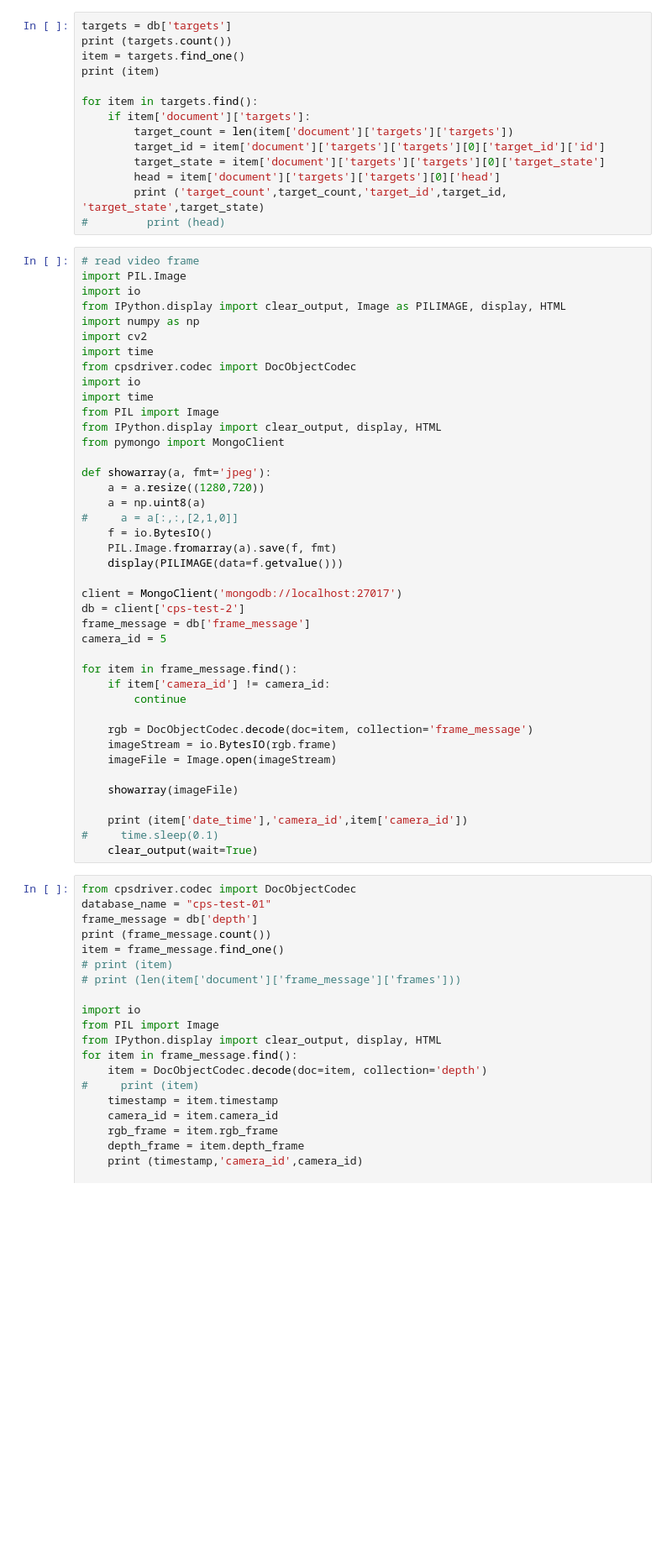
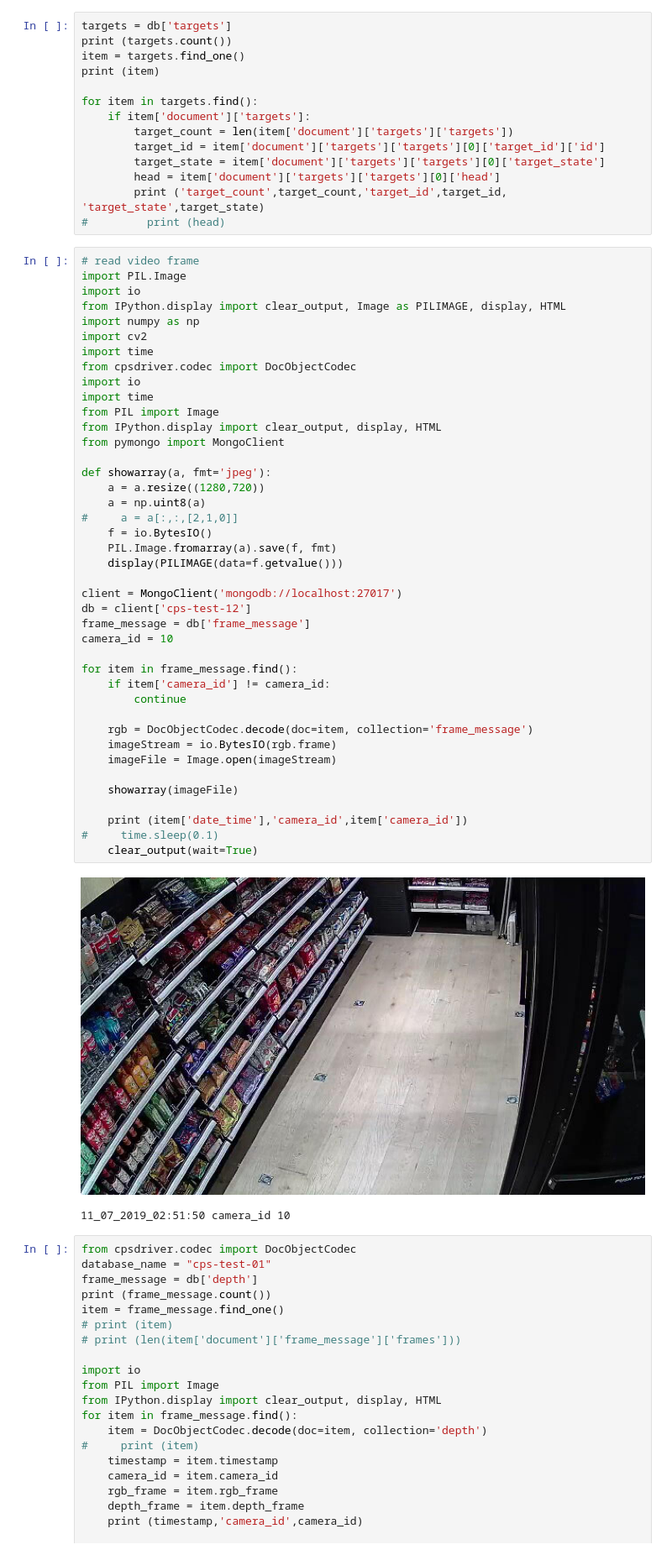
Before and after one commit to AutoCheckout-CMU/AutoCheckout, a Jupyter notebook: ReadData.ipynb, the cells around one changed output. Shown at 84% size. Saved outputs shown, nothing was run; the diff lists cells and outputs as text; blank space fills up the shorter version.

```diff
--- a/ReadData.ipynb
+++ b/ReadData.ipynb
@@ -174,35 +174,38 @@ from cpsdriver.codec import DocObjectCodec
 import io
 import time
 from PIL import Image
 from IPython.display import clear_output, display, HTML
 from pymongo import MongoClient
 
 def showarray(a, fmt='jpeg'):
     a = a.resize((1280,720))
     a = np.uint8(a)
 #     a = a[:,:,[2,1,0]]
     f = io.BytesIO()
     PIL.Image.fromarray(a).save(f, fmt)
     display(PILIMAGE(data=f.getvalue()))
 
 client = MongoClient('mongodb://localhost:27017')
-db = client['cps-test-2']
+db = client['cps-test-12']
 frame_message = db['frame_message']
-camera_id = 5
+camera_id = 10
 
 for item in frame_message.find():
     if item['camera_id'] != camera_id:
         continue
 
     rgb = DocObjectCodec.decode(doc=item, collection='frame_message')
     imageStream = io.BytesIO(rgb.frame)
     imageFile = Image.open(imageStream)
 
     showarray(imageFile)
 
     print (item['date_time'],'camera_id',item['camera_id'])
 #     time.sleep(0.1)
     clear_output(wait=True)
+# %% [output]
+[figure, added]
+11_07_2019_02:51:50 camera_id 10
 # %%
 from cpsdriver.codec import DocObjectCodec
 database_name = "cps-test-01"
```
Also changed, not shown: 6 other files.
